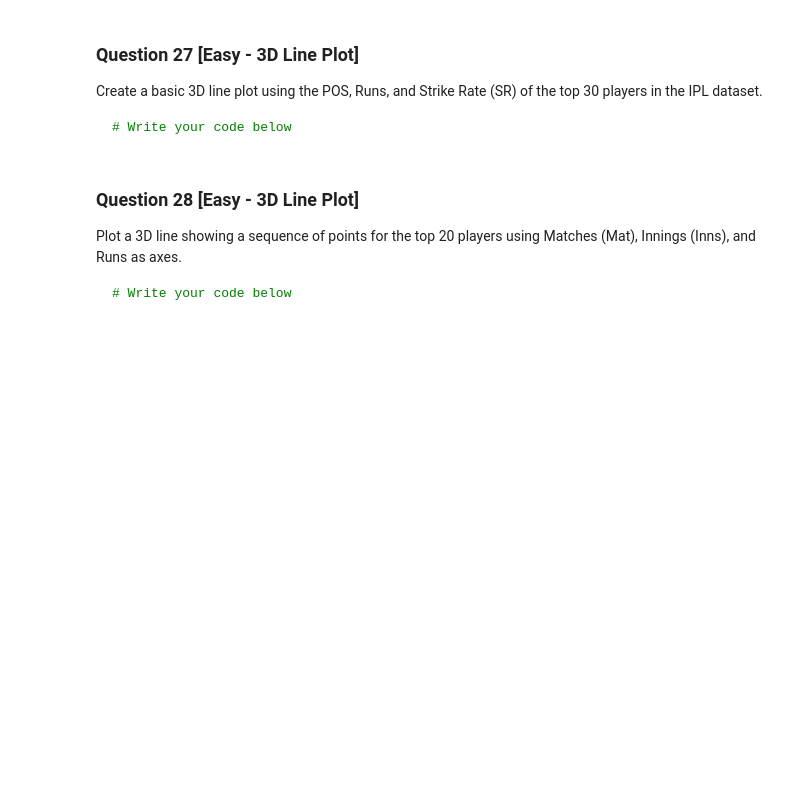
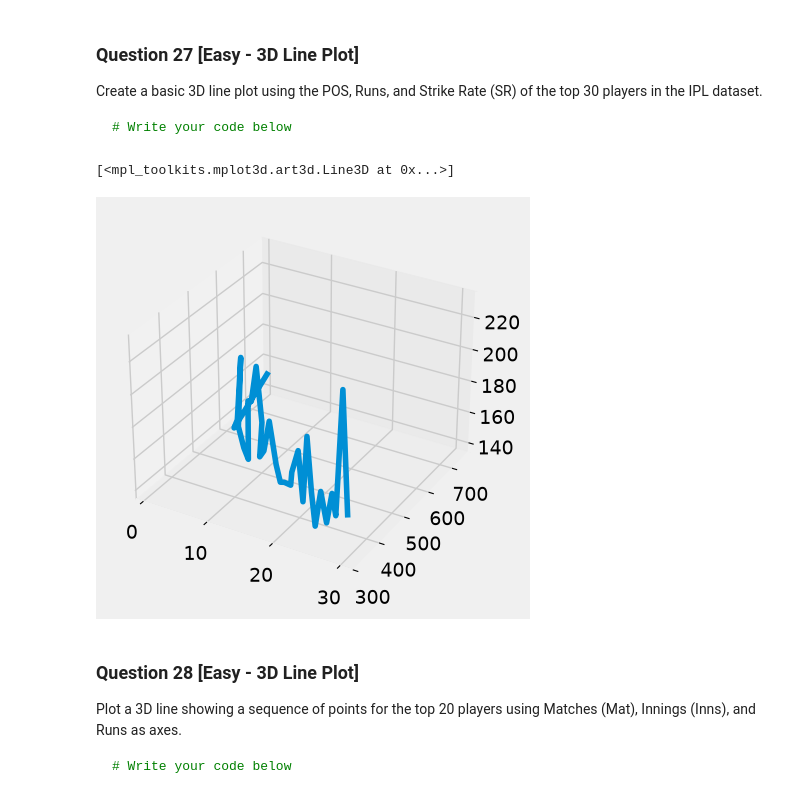
Before and after one commit to Harshit-kumar38/100-Matplotlib-Problems, a Jupyter notebook: Matplotlib_100_solutions.ipynb, the cells around one changed output. Saved outputs shown, nothing was run; the diff lists cells and outputs as text; code cells hidden in the pictures; blank space fills up the shorter version.

````diff
--- a/Matplotlib_100_solutions.ipynb
+++ b/Matplotlib_100_solutions.ipynb
@@ -488,6 +512,14 @@ Create a basic 3D line plot using the POS, Runs, and Strike Rate (SR) of the top
 ```python
 # Write your code below
 ```
+# %%
+top30=ipl.head(30)
+plt.figure()
+ax = plt.subplot(projection='3d')
+ax.plot3D(top30['POS'],top30['Runs'],top30['SR'])
+# %% [output]
+[<mpl_toolkits.mplot3d.art3d.Line3D at 0x...>]
+[figure, added]
 # %% [markdown]
 ### Question 28 [Easy - 3D Line Plot]
 Plot a 3D line showing a sequence of points for the top 20 players using Matches (Mat), Innings (Inns), and Runs as axes.
````
Also changed, not shown: parts of 6 cells of this notebook.
